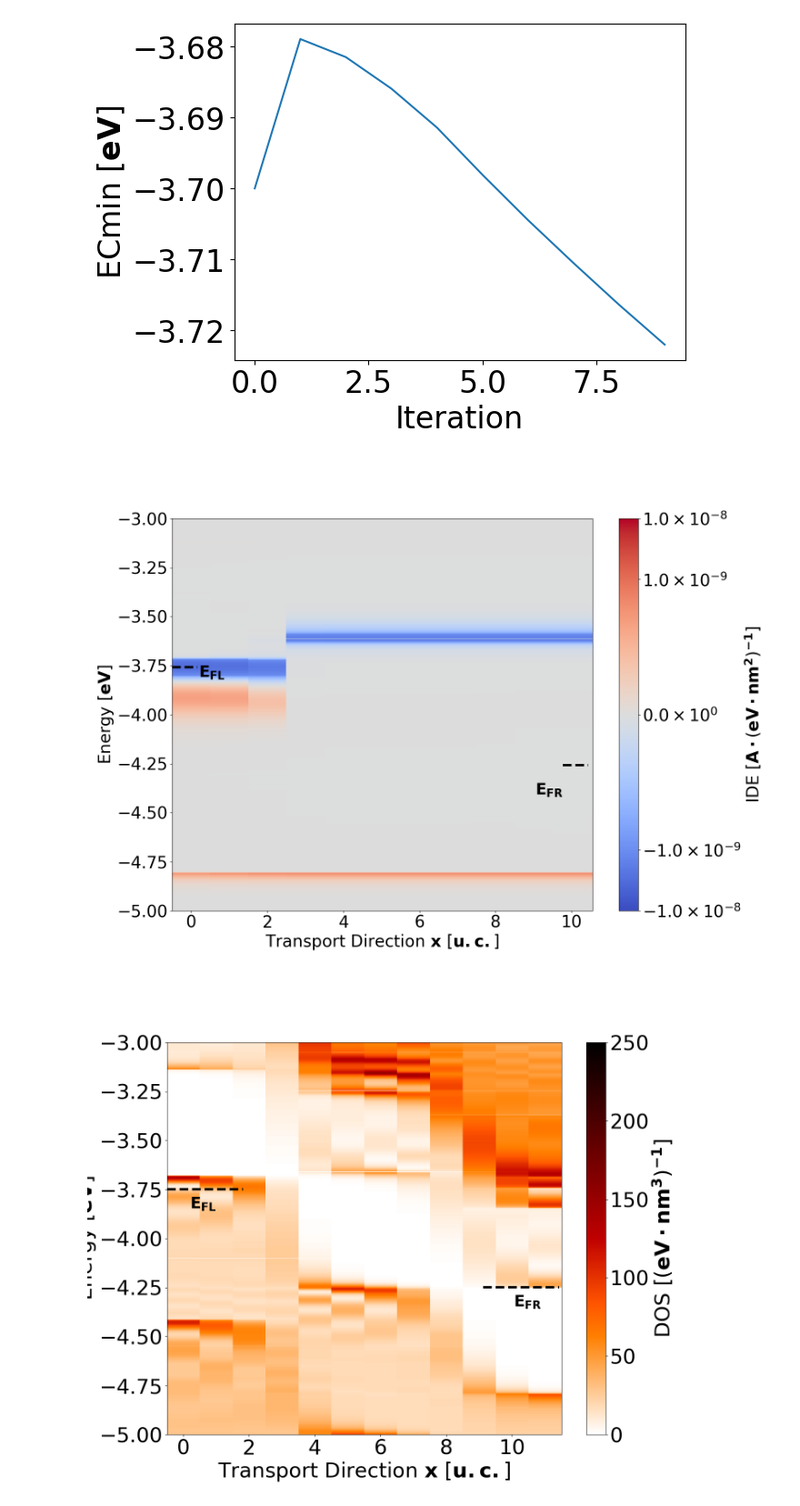
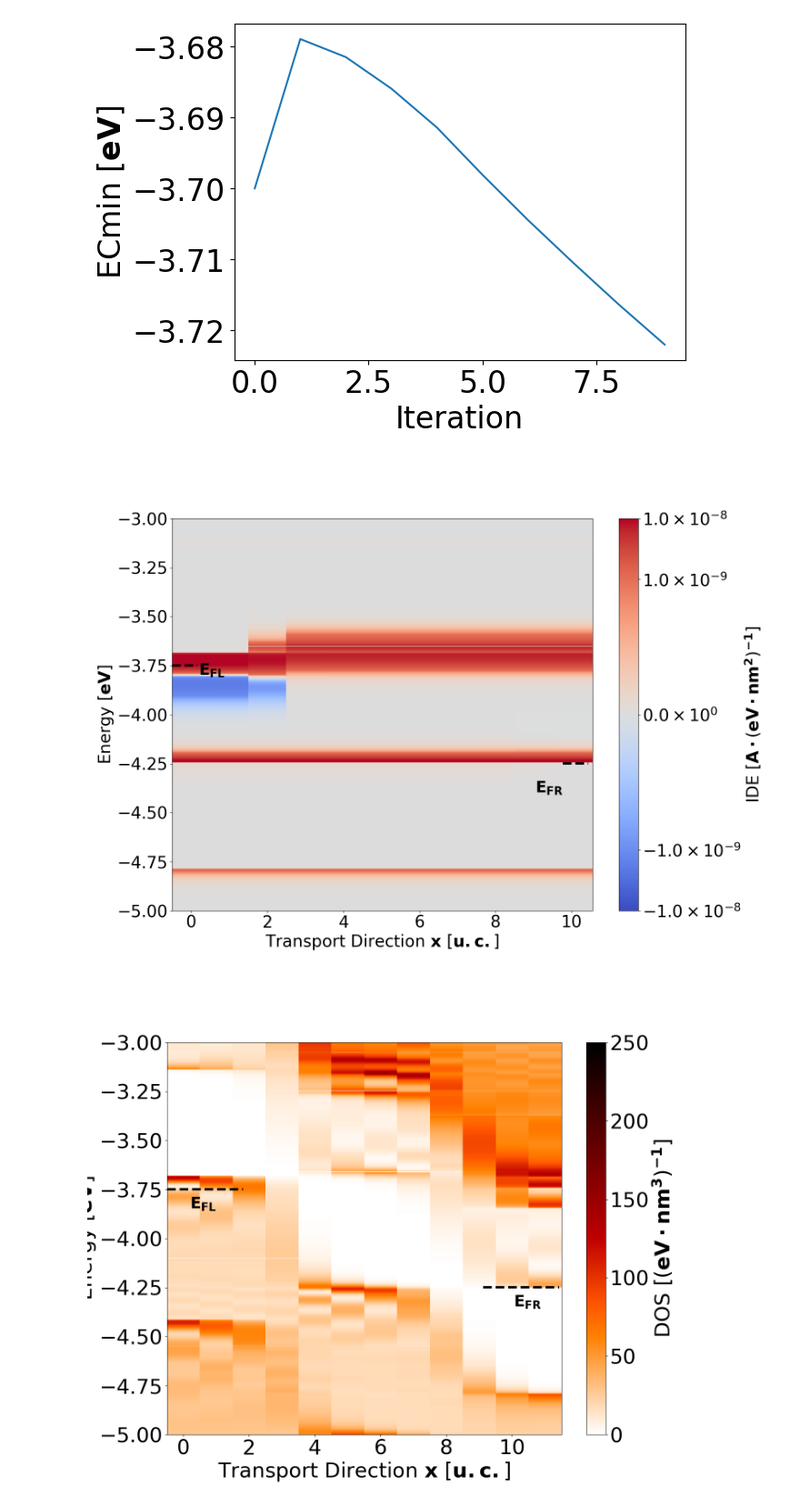
Before and after one commit to Nano-TCAD/QuaTrEx, a Jupyter notebook: quatrex/results/80TFET72/analysis.ipynb, the cells around one changed output. Shown at 91% size. Saved outputs shown, nothing was run; the diff lists cells and outputs as text; code cells hidden in the pictures.

```diff
--- a/quatrex/results/80TFET72/analysis.ipynb
+++ b/quatrex/results/80TFET72/analysis.ipynb
@@ -398,9 +398,9 @@ plt.show()
 # %% [output]
 [figure]
 # %%
-plot_idE_gold(69)
+plot_idE_gold(1)
 # %% [output]
-[figure, old version]
+[figure, new version]
 # %%
 plot_gold(0)
 # %% [output]
```
Also changed, not shown: parts of 1 cell of this notebook, 4 other files.
